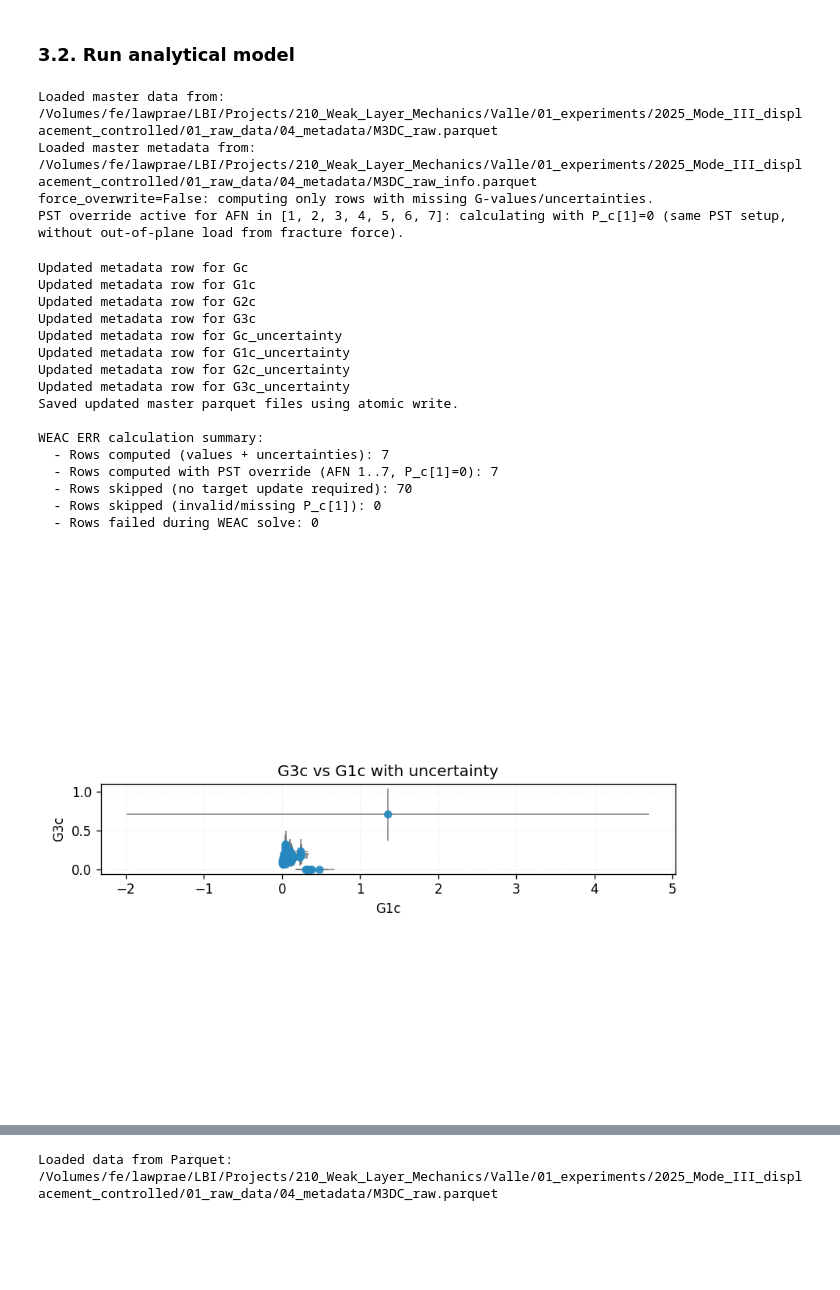
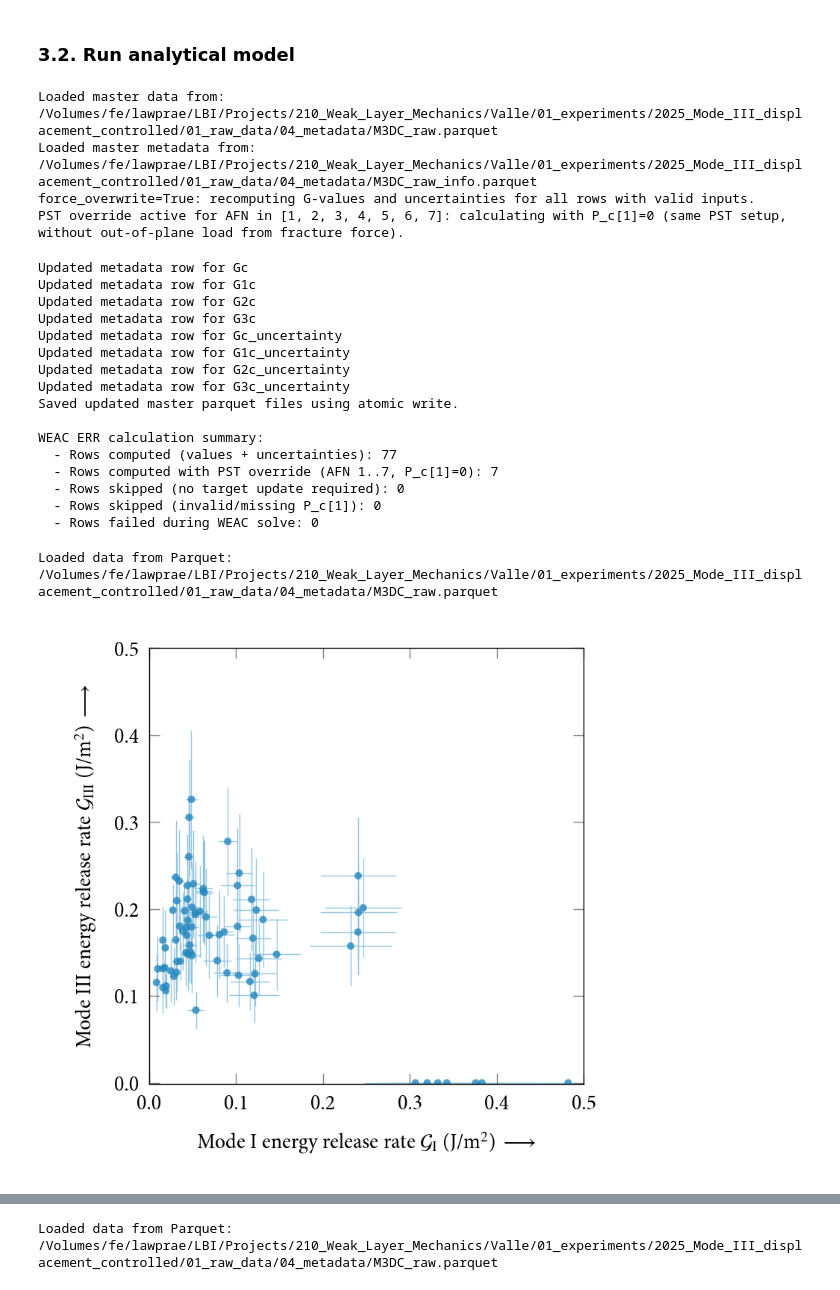
Before and after one commit to valdam95/Mode3DC, a Jupyter notebook: M3DC_Notebook.ipynb, the cells around one changed output, grey strips where cells are left out. Saved outputs shown, nothing was run; the diff lists cells and outputs as text; code cells hidden in the pictures; blank space fills up the shorter version.

```diff
--- a/M3DC_Notebook.ipynb
+++ b/M3DC_Notebook.ipynb
@@ -478,24 +464,24 @@ M3DC_raw.loc[M3DC_raw['AFN'] == afn_to_check]
 df, df_info = dc.calculate_err_weac(
     parquet_path_masters=path_metadata+"/M3DC_raw.parquet",
     parquet_path_info=path_metadata+"/M3DC_raw_info.parquet",
-    force_overwrite=False,
+    force_overwrite=True,
     rho_wl=138.3,
     h_wl=4.5,
     E_wl=1.0,
     nu_wl=0.15,
-    h_wl_err=2.0,
-    h_s_err=5.0,
+    h_wl_err=1.0,
+    h_s_err=2.5,
     l_dw_err=5.0,
-    L_err=10.0,
-    rho_err=2.0,
-    E_wl_err=0.5,
+    L_err=5.0,
+    rho_err=1.0,
+    E_wl_err=0.25,
     nu_wl_err=0.05,
     pc_rel_err=0.01,
 )
 # %% [output]
 Loaded master data from: /Volumes/fe/lawprae/LBI/Projects/210_Weak_Layer_Mechanics/Valle/01_experiments/2025_Mode_III_displacement_controlled/01_raw_data/04_metadata/M3DC_raw.parquet
 Loaded master metadata from: /Volumes/fe/lawprae/LBI/Projects/210_Weak_Layer_Mechanics/Valle/01_experiments/2025_Mode_III_displacement_controlled/01_raw_data/04_metadata/M3DC_raw_info.parquet
-force_overwrite=False: computing only rows with missing G-values/uncertainties.
+force_overwrite=True: recomputing G-values and uncertainties for all rows with valid inputs.
 PST override active for AFN in [1, 2, 3, 4, 5, 6, 7]: calculating with P_c[1]=0 (same PST setup, without out-of-plane load from fracture force).
 Updated metadata row for Gc
 Updated metadata row for G1c
@@ -508,21 +494,25 @@ Updated metadata row for G3c_uncertainty
 Saved updated master parquet files using atomic write.
 
 WEAC ERR calculation summary:
-  - Rows computed (values + uncertainties): 7
+  - Rows computed (values + uncertainties): 77
   - Rows computed with PST override (AFN 1..7, P_c[1]=0): 7
-  - Rows skipped (no target update required): 70
+  - Rows skipped (no target update required): 0
   - Rows skipped (invalid/missing P_c[1]): 0
   - Rows failed during WEAC solve: 0
 # %%
-df_filtered = df[df['L']!=np.nan]
-vis.plot_g_scatter_with_uncertainty(
-    df_or_path=df_filtered,
+fig_mode_I_III_interaction = vis.plot_mode_I_III_interaction(
+    df_or_path=path_metadata+"/M3DC_raw.parquet",
     x_component='G1',
     y_component='G3',
+    x_lim=(0,0.5),
+    y_lim=(-0.001,0.5),
     title=None,
-    figsize=(7, 6),
-    dpi=120,
+    figsize=(8, 7.5),
+    dpi=100,
+    depict_AFN=False,
+    mark_infinite=False,
 )
 # %% [output]
+Loaded data from Parquet: /Volumes/fe/lawprae/LBI/Projects/210_Weak_Layer_Mechanics/Valle/01_experiments/2025_Mode_III_displacement_controlled/01_raw_data/04_metadata/M3DC_raw.parquet
-[figure, old version]
+[figure, new version]
 # %%
```
Also changed, not shown: parts of 10 cells of this notebook, 2 other files.
